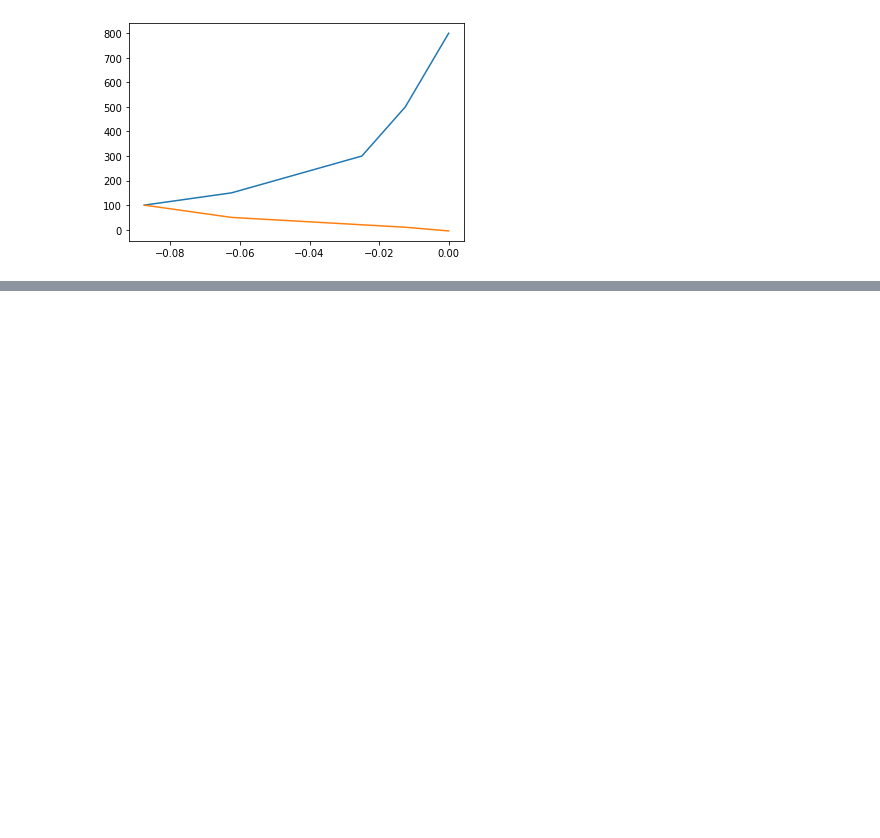
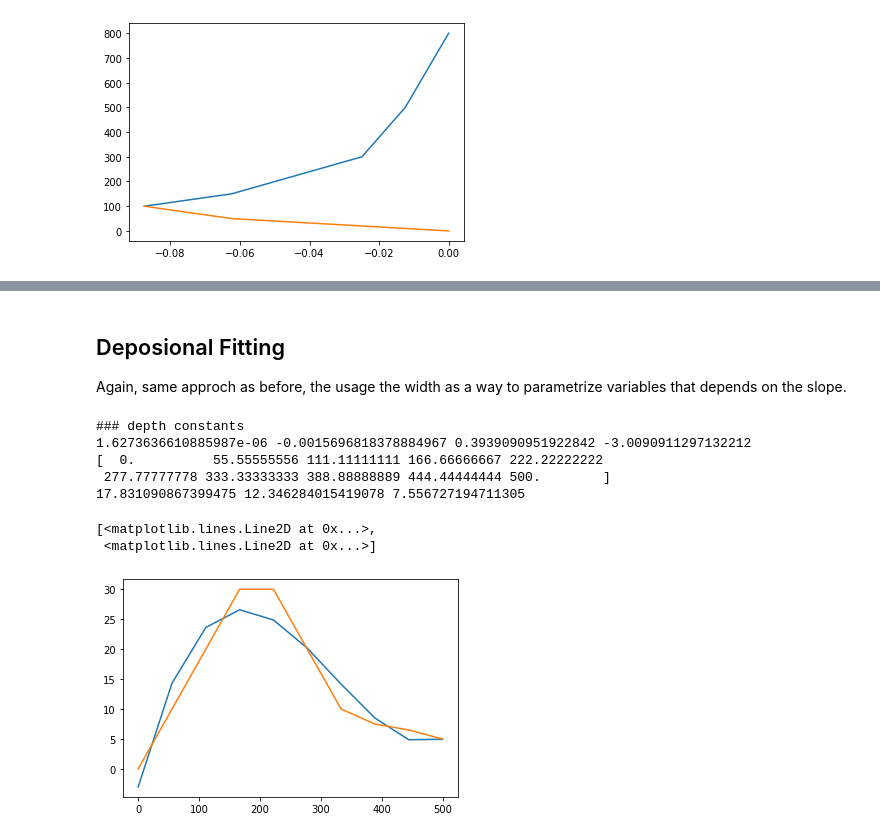
Before and after one commit to Manuel-Research-Group/meanderpy, a Jupyter notebook: meanderpy/Numerical Fits.ipynb, the cells around one changed output, grey strips where cells are left out. Saved outputs shown, nothing was run; the diff lists cells and outputs as text; code cells hidden in the pictures; blank space fills up the shorter version.

Commit message:
Depositional model implemented, height constant not yet ajusted.

```diff
--- a/meanderpy/Numerical Fits.ipynb
+++ b/meanderpy/Numerical Fits.ipynb
@@ -67,0 +72,29 @@ plt.plot(width2, fitted_depth, width2, fitted_lh)
+# %% [markdown]
+## Deposional Fitting
+
+Again, same approch as before, the usage the width as a way to parametrize variables that depends on the slope.
+# %%
+# sediment height
+sh = [0, 10, 20, 30, 30, 20, 10, 7.5, 6.5, 5]
+hw = np.linspace(0, 500, 10)
+
+LH1, LH2, LH3, LH4 = curve_fit(lambda x, a, b, c, d: a *x** 3 + b * x ** 2 + c*x + d, hw, sh)[0]
+
+
+fitted_lh = lambda hw: LH1 * hw ** 3 + LH2 * hw ** 2 + LH3 * hw + LH4
+
+print('### depth constants')
+print(LH1, LH2, LH3, LH4)
+print(hw)
+print(fitted_lh(300), fitted_lh(350), fitted_lh(400))
+
+plt.plot(hw, fitted_lh(hw), hw, sh)
+# %% [output]
+### depth constants
+1.6273636610885987e-06 -0.0015696818378884967 0.3939090951922842 -3.0090911297132212
+[  0.          55.55555556 111.11111111 166.66666667 222.22222222
+ 277.77777778 333.33333333 388.88888889 444.44444444 500.        ]
+17.831090867399475 12.346284015419078 7.556727194711305
+[<matplotlib.lines.Line2D at 0x...>,
+ <matplotlib.lines.Line2D at 0x...>]
+[figure, added]
```
Also changed, not shown: parts of 4 cells of this notebook, 6 other files.
